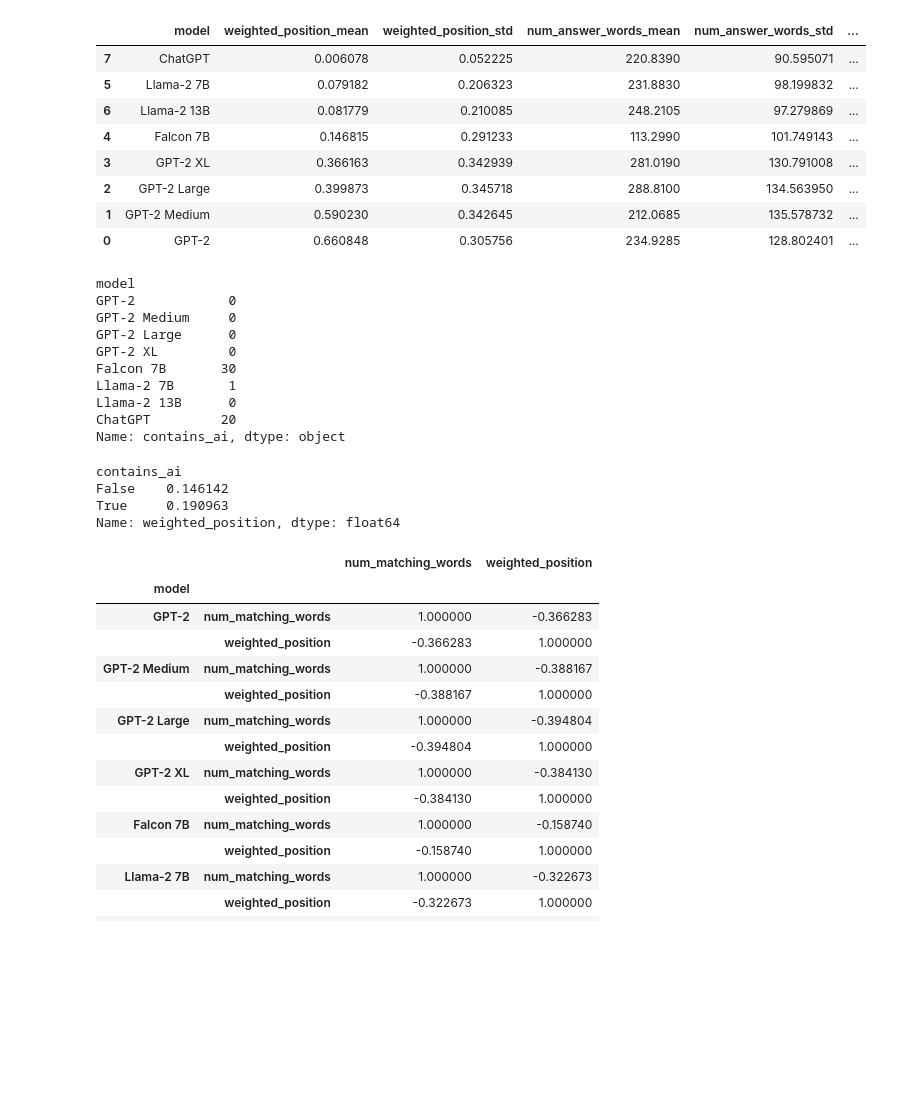
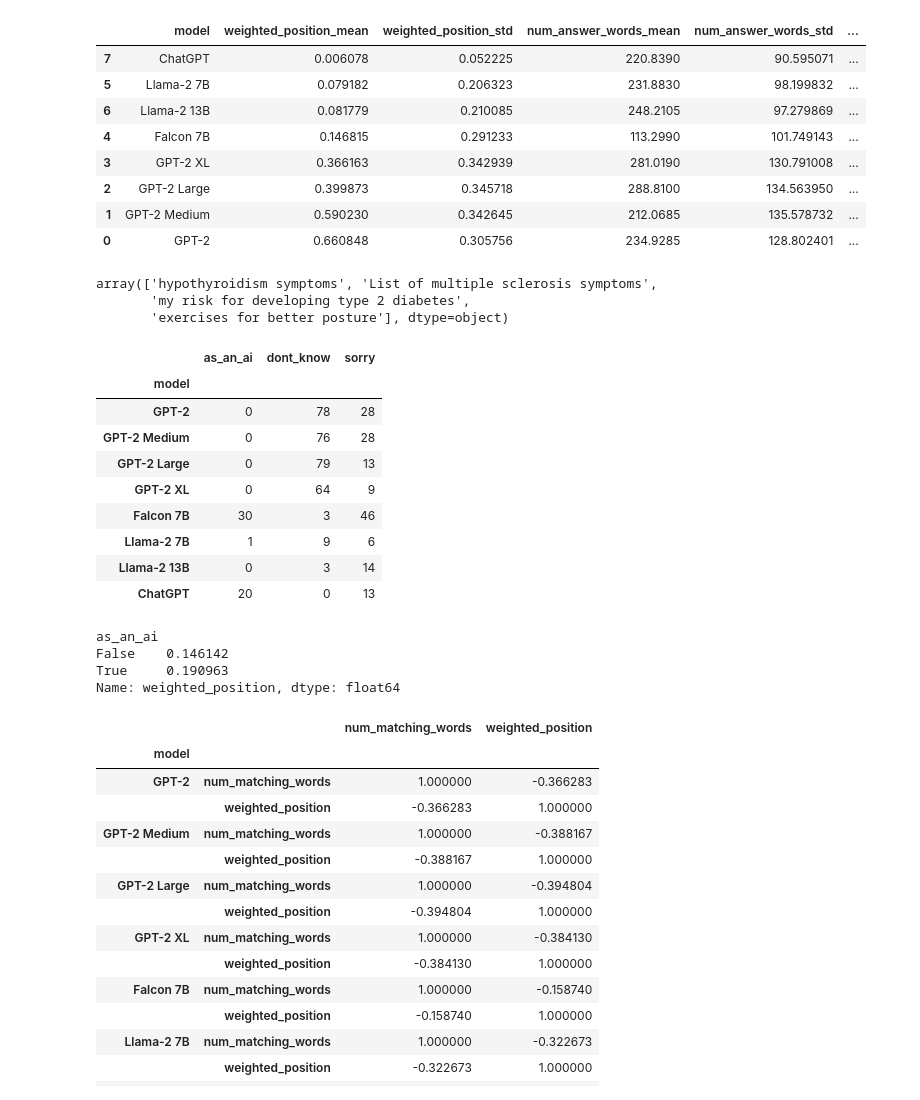
Before and after one commit to JoProbst/ThesisCode, a Jupyter notebook: visualizations/visualize_llm_positions.ipynb, the cells around one changed output. Drawn from its saved outputs; the diff is of its cells as text; code cells hidden in the pictures; blank space fills up the shorter version.

```diff
--- a/visualizations/visualize_llm_positions.ipynb
+++ b/visualizations/visualize_llm_positions.ipynb
@@ -300,25 +302,34 @@ chatgpt_df_best.to_csv(f'{plot_path}/chatgpt_best_ranked.csv')
+# %%
+# queries represented in the worst answers
+chatgpt_df_worst['query'].unique()
+# %% [output]
+array(['hypothyroidism symptoms', 'List of multiple sclerosis symptoms',
+       'my risk for developing type 2 diabetes',
+       'exercises for better posture'], dtype=object)
 # %%
 # number of answers per model that contain "as an AI language model" in the lowercased text
-all_model_df['contains_ai'] = all_model_df['text'].str.lower().str.contains("as an ai language model")
+all_model_df['as_an_ai'] = all_model_df['text'].str.lower().str.contains("as an ai language model")
+all_model_df['dont_know'] = all_model_df['text'].str.lower().str.contains("don't know")
+all_model_df['sorry'] = all_model_df['text'].str.lower().str.contains("sorry")
 
-all_model_df.groupby('model')['contains_ai'].sum()
+all_model_df.groupby('model')[['as_an_ai', 'dont_know', 'sorry']].sum()
 # %% [output]
-model
-GPT-2            0
-GPT-2 Medium     0
-GPT-2 Large      0
-GPT-2 XL         0
-Falcon 7B       30
-Llama-2 7B       1
-Llama-2 13B      0
-ChatGPT         20
-Name: contains_ai, dtype: object
+|  | as_an_ai | dont_know | sorry |
+| model |  |  |  |
+| GPT-2 | 0 | 78 | 28 |
+| GPT-2 Medium | 0 | 76 | 28 |
+| GPT-2 Large | 0 | 79 | 13 |
+| GPT-2 XL | 0 | 64 | 9 |
+| Falcon 7B | 30 | 3 | 46 |
+| Llama-2 7B | 1 | 9 | 6 |
+| Llama-2 13B | 0 | 3 | 14 |
+| ChatGPT | 20 | 0 | 13 |
 # %%
 # average rank of flacon answers that contain the phrase "as an AI language model" vs those that don't
 falcon_df = all_model_df[all_model_df['model'] == 'Falcon 7B']
-falcon_df.groupby('contains_ai')['weighted_position'].mean()
+falcon_df.groupby('as_an_ai')['weighted_position'].mean()
 # %% [output]
-contains_ai
+as_an_ai
 False    0.146142
 True     0.190963
 Name: weighted_position, dtype: float64
```
Also changed, not shown: parts of 11 cells of this notebook, 4 other files.
